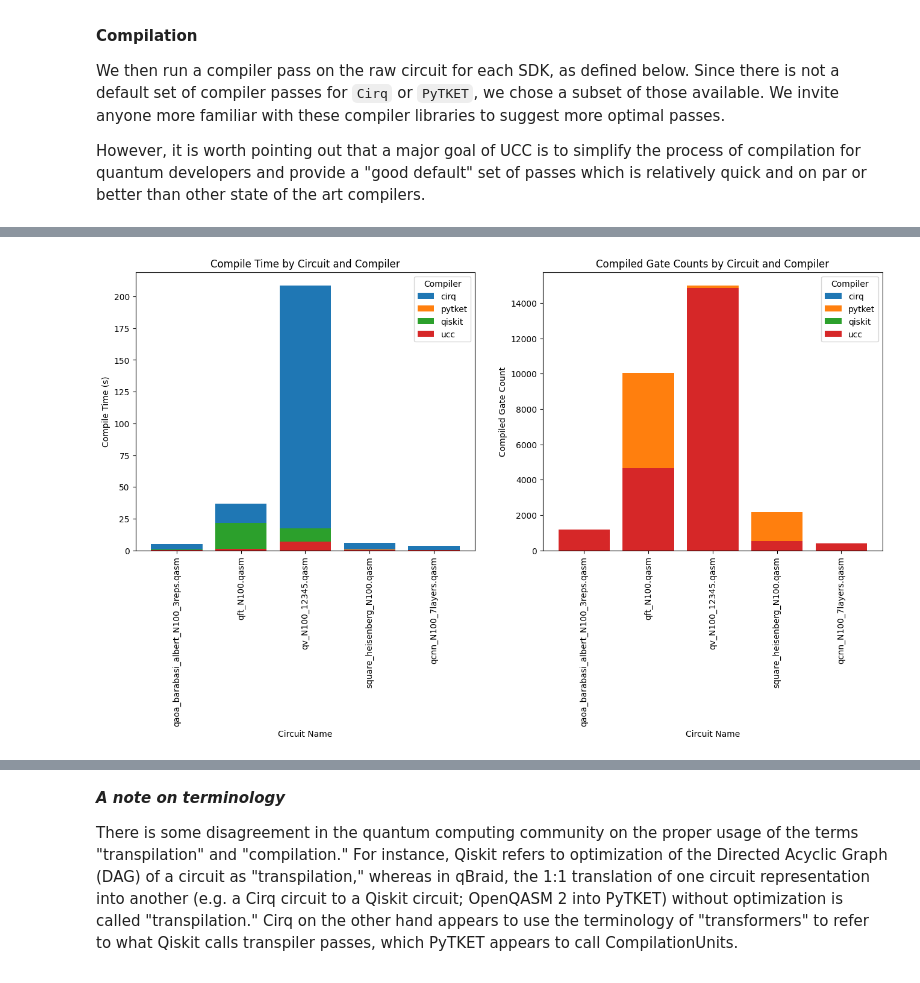
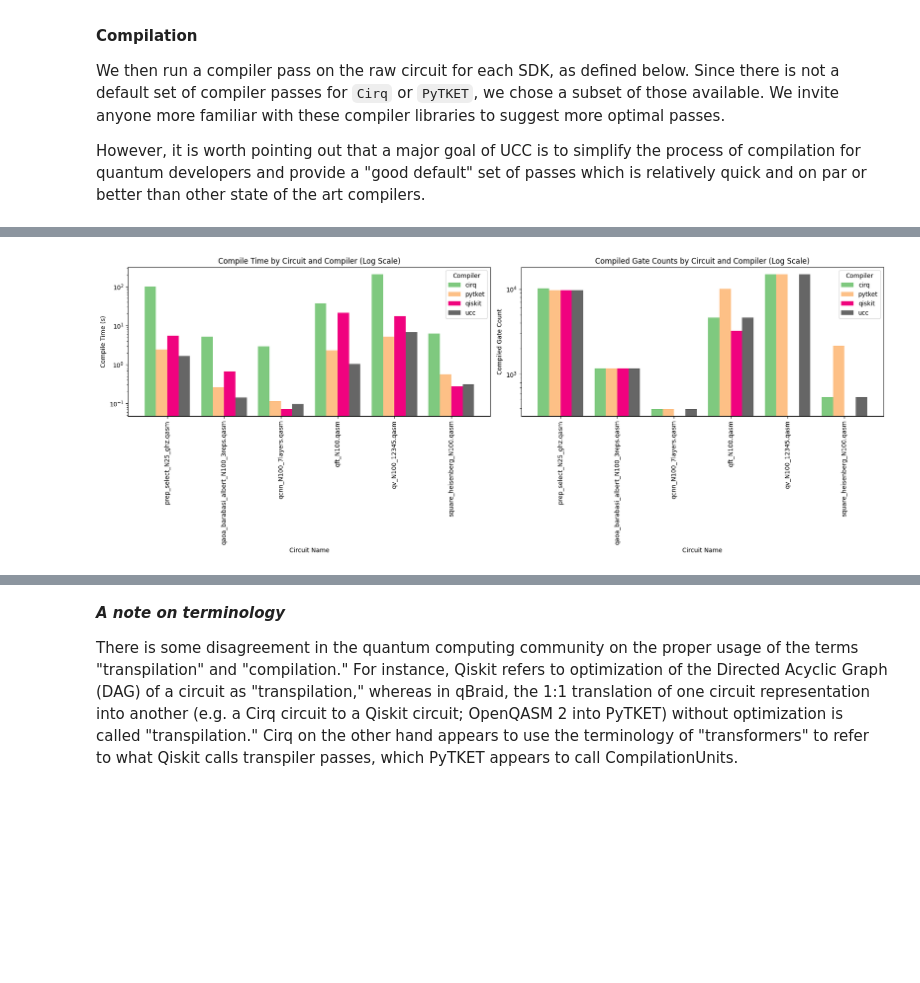
Before and after one commit to xs-es/ucc, a Jupyter notebook: benchmarks/ucc_benchmarks.ipynb, the cells around one changed output, grey strips where cells are left out. Drawn from its saved outputs; the diff is of its cells as text; code cells hidden in the pictures; blank space fills up the shorter version.

```diff
--- a/benchmarks/ucc_benchmarks.ipynb
+++ b/benchmarks/ucc_benchmarks.ipynb
@@ -34,3 +34,7 @@ qasm_files = [folder + file for file in [
     "ucc/prep_select_N25_ghz.qasm",
     "ucc/qcnn_N100_7layers.qasm"
     ]]
+# %%
+df = pd.DataFrame(results_log)
+qis_df = df[df.compiler =='qiskit']
+qis_df
@@ -36,0 +52,8 @@ qasm_files = [folder + file for file in [
+# %%
+
+qiskit_circuit_series = qis_df[qis_df.circuit_name == 'square_heisenberg_N100.qasm']['compiled_circuit']
+qiskit_circuit = qiskit_circuit_series[qiskit_circuit_series.index[1]]
+raw_gates = qiskit_circuit.count_ops()
+num_raw_gates = raw_gates.get("cz", 0) + raw_gates.get("cx", 0) + raw_gates.get("cy", 0)
+print(raw_gates)
+print(qiskit_circuit)
@@ -42,7 +83,7 @@ def qiskit_compile(qiskit_circuit):
     raw_gates = qiskit_circuit.count_ops()
     num_raw_gates = raw_gates.get("cz", 0) + raw_gates.get("cx", 0)
 
-    compiled_circuit = qiskit_transpile(qiskit_circuit, optimization_level=3)
+    compiled_circuit = qiskit_transpile(qiskit_circuit, optimization_level=3, )
     compiled_gates = compiled_circuit.count_ops()
     num_compiled_gates = compiled_gates.get("cz", 0) + compiled_gates.get("cx", 0)
 
@@ -129,8 +172,7 @@ compiler_specs = [
     ('qiskit', qiskit_compile),
     ('cirq', cirq_compile)
 ]
-results_log = []
-for filename in qasm_files:
+for filename in qasm_files[4:5]:
     # Open the QASM file and read its content into a string
     with open(filename, "r") as file:
         qasm_string = file.read()
@@ -176,40 +202,65 @@ import json
 # %%
 import pandas as pd
 import matplotlib.pyplot as plt
+from matplotlib import cm
 
 # Convert results_log to a DataFrame
 df = pd.DataFrame(results_log)
+df_avg = df.groupby(["circuit_name", "compiler"]).agg(
+    compile_time=("compile_time", "mean"),
+    raw_gates=("raw_gates", "mean"),
+    compiled_gates=("compiled_gates", "mean")
+).reset_index()
 
 # Create a 1x2 subplot grid
-fig, ax = plt.subplots(1, 2, figsize=(16, 6))
+fig, ax = plt.subplots(1, 2, figsize=(18, 7))
 
-# Plot 1: Compile Time by Circuit and Compiler
-for key, grp in df.groupby("compiler"):
-    ax[0].bar(grp["circuit_name"], grp["compile_time"], label=key)
+# Define a colormap and get unique compilers
+unique_compilers = df["compiler"].unique()
+colormap = plt.get_cmap("Accent", len(unique_compilers))
+color_map = {compiler: colormap(i) for i, compiler in enumerate(unique_compilers)}
+
+# Define bar width and x-offset for side-by-side plotting
+bar_width = 0.2  # Adjust width to make bars skinnier
+x = pd.Series(range(len(df["circuit_name"].unique())))  # X positions for each circuit
+
+# Plot 1: Compile Time by Circuit and Compiler (Log Scale)
+for i, key in enumerate(unique_compilers):
+    # Offset x-positions for each compiler to place bars side-by-side
+    grp = df[df["compiler"] == key].sort_values(by=["circuit_name", "compile_time"])
+    ax[0].bar(x + i * bar_width, grp["compile_time"], width=bar_width, label=key, color=color_map[key])
 
 # Format the first plot
-ax[0].set_title("Compile Time by Circuit and Compiler")
+ax[0].set_title("Compile Time by Circuit and Compiler (Log Scale)")
 ax[0].set_xlabel("Circuit Name")
 ax[0].set_ylabel("Compile Time (s)")
+ax[0].set_yscale("log")  # Set log scale
+ax[0].set_xticks(x + bar_width * (len(unique_compilers) - 1) / 2)  # Center x-tick labels
+ax[0].set_xticklabels(df["circuit_name"].unique())
 ax[0].legend(title="Compiler")
 ax[0].tick_params(axis='x', rotation=90)  # Rotate x-axis labels
 
-# Plot 2: Compiled Gate Counts by Circuit and Compiler
-for key, grp in df.groupby("compiler"):
-    ax[1].bar(grp["circuit_name"], grp["compiled_gates"], label=key)
+# Plot 2: Compiled Gate Counts by Circuit and Compiler (Log Scale)
+for i, key in enumerate(unique_compilers):
+    # Offset x-positions for each compiler to place bars side-by-side
+    grp = df[df["compiler"] == key].sort_values(by=["circuit_name", "compiled_gates"])
+    ax[1].bar(x + i * bar_width, grp["compiled_gates"], width=bar_width, label=key, color=color_map[key])
 
 # Format the second plot
-ax[1].set_title("Compiled Gate Counts by Circuit and Compiler")
+ax[1].set_title("Compiled Gate Counts by Circuit and Compiler (Log Scale)")
 ax[1].set_xlabel("Circuit Name")
 ax[1].set_ylabel("Compiled Gate Count")
+ax[1].set_yscale("log")  # Set log scale
+ax[1].set_xticks(x + bar_width * (len(unique_compilers) - 1) / 2)  # Center x-tick labels
+ax[1].set_xticklabels(df["circuit_name"].unique())
 ax[1].legend(title="Compiler")
 ax[1].tick_params(axis='x', rotation=90)  # Rotate x-axis labels
 
 # Show the plot
-#plt.tight_layout()
+plt.tight_layout()
 plt.show()
 # %% [output]
-[figure, old version]
+[figure, new version]
 # %%
 df
 # %% [output]
```
Also changed, not shown: parts of 4 cells of this notebook.
